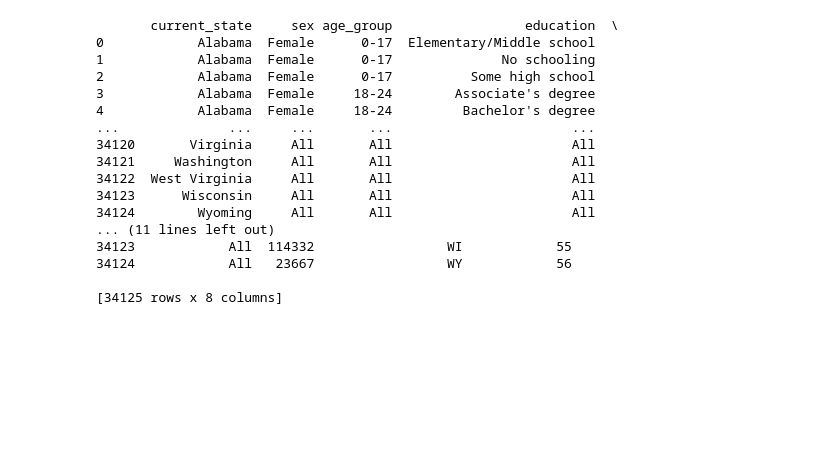
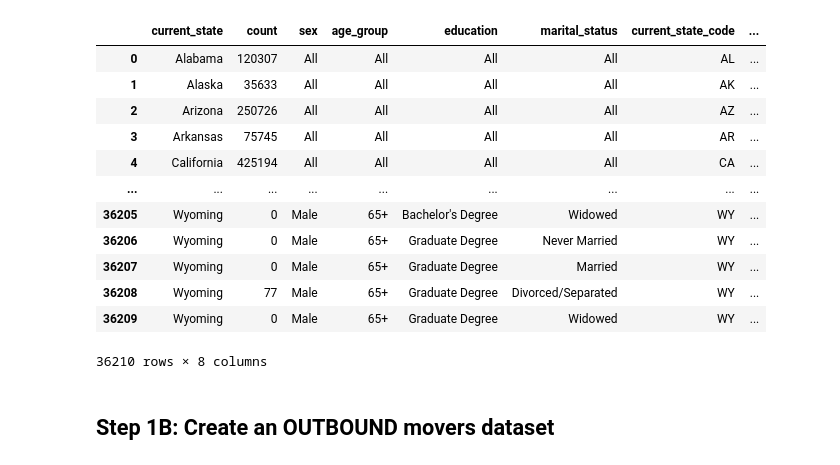
Before and after one commit to rogerskmc/movers_dash, a Jupyter notebook: df_inter_state_streamlit_cleaning.ipynb, the cells around one changed output. Saved outputs shown, nothing was run; the diff lists cells and outputs as text; code cells hidden in the pictures; blank space fills up the shorter version.

```diff
--- a/df_inter_state_streamlit_cleaning.ipynb
+++ b/df_inter_state_streamlit_cleaning.ipynb
@@ -17,0 +22,19 @@ df_inter_state = df_inter_state.dropna()
+# %%
+# Recode education with fewer categories
+df_inter_state["education"] = np.where((df_inter_state["education"] == "No schooling") | (df_inter_state["education"] == "Elementary/Middle school") | (df_inter_state["education"] == "Some high school"), "Less than High School",
+                                    np.where(df_inter_state["education"] == "High school graduate", "High School Grad",
+                                    np.where((df_inter_state["education"] == "Some college") | (df_inter_state["education"] == "Associate's degree"), "Some College",
+                                    np.where(df_inter_state["education"] == "Bachelor's degree", "Bachelor's Degree", "Graduate Degree"))))
+
+# Recode marital_status with fewer categories
+df_inter_state["marital_status"] = np.where((df_inter_state["marital_status"] == "Divorced") | (df_inter_state["marital_status"] == "Separated"), "Divorced/Separated", df_inter_state["marital_status"])
+
+# Create ordered categories
+age_order = ["0-17", "18-24", "25-34", "35-44", "45-54", "55-64", "65+"]
+df_inter_state["age_group"] = pd.Categorical(df_inter_state["age_group"], categories=age_order, ordered=True)
+
+education_order = ["Less than High School", "High School Grad", "Some College", "Bachelor's Degree", "Graduate Degree"]
+df_inter_state["education"] = pd.Categorical(df_inter_state["education"], categories=education_order, ordered=True)
+
+mar_order = ["Never Married", "Married", "Divorced/Separated", "Widowed"]
+df_inter_state["marital_status"] = pd.Categorical(df_inter_state["marital_status"], categories=mar_order, ordered=True)
@@ -40,6 +61,7 @@ print(inbound)
 # %%
-# Get "all" counts for each variable"
-# AM I MISSING ANY COMBINATIONS BELOW???
+# Create "all" counts for each variable
+# Make sure to include all combinations of the variables! (there is probably a more efficient way to do this, haha)
+
 inbound_sex_all = df_inter_state.groupby(["current_state","age_group", "education", "marital_status"])["person_weight"].sum().reset_index(name="count")
 inbound_sex_all["sex"] = "All"
 
@@ -102,41 +124,38 @@ inbound_saem_all["age_group"] = "All"
 inbound_saem_all["education"] = "All"
 inbound_saem_all["marital_status"] = "All"
 
-inbound = pd.concat([inbound,inbound_sex_all, inbound_age_all, inbound_ed_all, inbound_mar_all, inbound_sa_all, inbound_se_all, inbound_sm_all, inbound_ae_all, inbound_em_all,
-                      inbound_sae_all, inbound_sam_all, inbound_sem_all, inbound_aem_all, inbound_saem_all])
+inbound = pd.concat([inbound_saem_all, inbound_aem_all, inbound_sem_all, inbound_sam_all, inbound_sae_all, inbound_em_all, inbound_ae_all, inbound_sm_all, inbound_se_all,
+                      inbound_sa_all, inbound_mar_all, inbound_ed_all, inbound_age_all, inbound_sex_all, inbound])
 # %%
-# Merge in state abbreviations
+# Merge in state abbreviations needed to create choropleth maps
 url ="https://www2.census.gov/geo/docs/reference/state.txt"
 states = pd.read_csv(url, sep='|')
 
-states["current_state"] = states["STATE_NAME"]
-states["current_fips"] = states["STATE"]
-states["current_state_code"] = states["STUSAB"]
+states["current_state"] = states["STATE_NAME"] # Rename column to merge on
+states["current_fips"] = states["STATE"] # Rename column for clarity
+states["current_state_code"] = states["STUSAB"] # Rename column for clarity
 
-inbound_states = states[["current_state", "current_state_code", "current_fips"]]
+inbound_states = states[["current_state", "current_state_code", "current_fips"]] # Keep only the columns needed
 
-inbound = pd.merge(inbound,inbound_states,on="current_state",how="left")
+inbound = pd.merge(inbound,inbound_states,on="current_state",how="left") # execute the merge
 
-inbound = inbound.dropna()
-print(inbound)
+inbound = inbound.dropna() # Drop rows with NaN values, just in case there are any
+
+inbound
 # %% [output]
+|  | current_state | count | sex | age_group | education | marital_status | current_state_code | ... |
+| 0 | Alabama | 120307 | All | All | All | All | AL | ... |
+| 1 | Alaska | 35633 | All | All | All | All | AK | ... |
+| 2 | Arizona | 250726 | All | All | All | All | AZ | ... |
+| 3 | Arkansas | 75745 | All | All | All | All | AR | ... |
+| 4 | California | 425194 | All | All | All | All | CA | ... |
+| ... | ... | ... | ... | ... | ... | ... | ... | ... |
+| 36205 | Wyoming | 0 | Male | 65+ | Bachelor's Degree | Widowed | WY | ... |
+| 36206 | Wyoming | 0 | Male | 65+ | Graduate Degree | Never Married | WY | ... |
+| 36207 | Wyoming | 0 | Male | 65+ | Graduate Degree | Married | WY | ... |
+| 36208 | Wyoming | 77 | Male | 65+ | Graduate Degree | Divorced/Separated | WY | ... |
+| 36209 | Wyoming | 0 | Male | 65+ | Graduate Degree | Widowed | WY | ... |
-       current_state     sex age_group                 education  \
-0            Alabama  Female      0-17  Elementary/Middle school
-1            Alabama  Female      0-17              No schooling
-2            Alabama  Female      0-17          Some high school
-3            Alabama  Female     18-24        Associate's degree
-4            Alabama  Female     18-24         Bachelor's degree
-...              ...     ...       ...                       ...
-34120       Virginia     All       All                       All
-34121     Washington     All       All                       All
-34122  West Virginia     All       All                       All
-34123      Wisconsin     All       All                       All
-34124        Wyoming     All       All                       All
-... (11 lines left out)
-34123            All  114332                 WI            55
-34124            All   23667                 WY            56
-
-[34125 rows x 8 columns]
+36210 rows × 8 columns
 # %%
 # Save to CSV
 inbound.to_csv('inbound.csv', index=False)
@@ -149,4 +168,6 @@ choropleth = px.choropleth(filtered_df, locations="current_state_code", color="c
                               )
 
 choropleth.show()
+# %% [markdown]
+## **Step 1B: Create an OUTBOUND movers dataset**
 # %%
```
Also changed, not shown: parts of 15 cells of this notebook, 4 other files.
